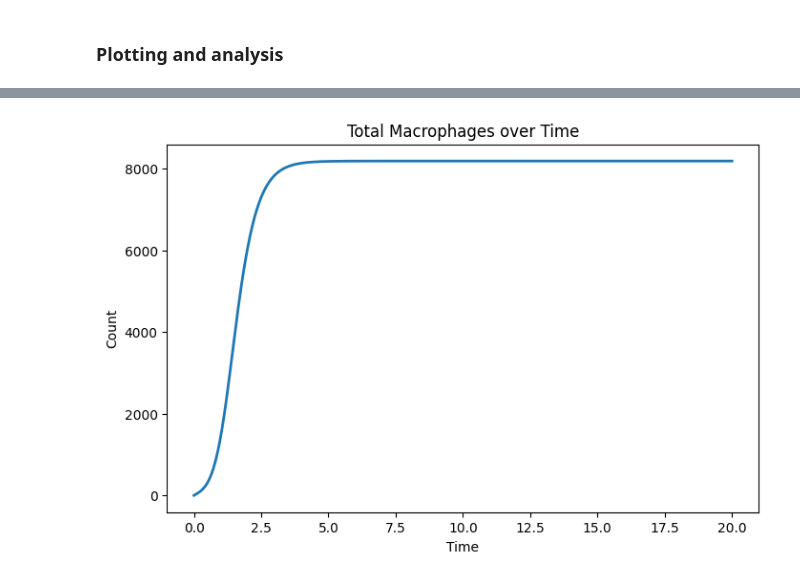
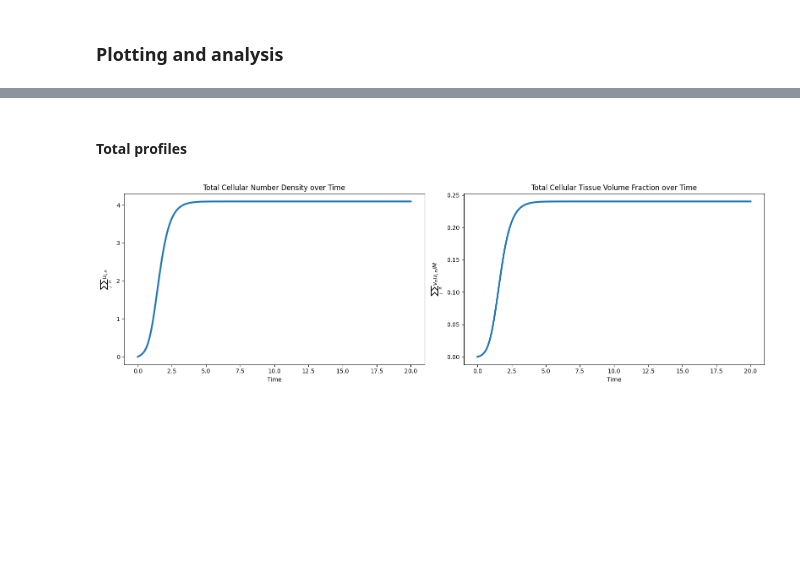
Before and after one commit to eleonoraagostinelli/VolumeFilling-Multiscale-Model, a Jupyter notebook: Discrete-SpaceStructure-Solver.ipynb, the cells around one changed output, grey strips where cells are left out. Saved outputs shown, nothing was run; the diff lists cells and outputs as text; code cells hidden in the pictures; blank space fills up the shorter version.

Commit message:
Add plots of spatial, structural and total profiles

```diff
--- a/Discrete-SpaceStructure-Solver.ipynb
+++ b/Discrete-SpaceStructure-Solver.ipynb
@@ -355,3 +355,15 @@ Solver finished successfully: True
 ---------------------------------------------
 # %% [markdown]
 ### Plotting and analysis
+# %%
+# Define time points to plot the results
+time_points = [0.5, 1.0, 1.5, 2.0, t_final]
+
+import matplotlib.cm as cm
+
+# 1. Choose a sequential colormap (e.g., 'Blues', 'Reds', 'Greens', 'Purples')
+cmap = plt.get_cmap('Blues')
+
+# 2. Generate the colors.
+# We map from 0.3 to 1.0 so the "lightest" color isn't completely white and invisible!
+colors = cmap(np.linspace(0.3, 1.0, len(time_points)))
@@ -358,11 +515,23 @@ Solver finished successfully: True
+# %% [markdown]
+#### Total profiles
 # %%
-# Plot total macrophages over time
-plt.figure(figsize=(8, 5))
-plt.plot(sol.t, results["totals"]["macrophage_number"], linewidth=2)
-plt.title("Total Macrophages over Time")
-plt.xlabel("Time")
-plt.ylabel("Count")
-plt.grid(False)
+# Plot total cell density and tissue volume fraction over time
+fig, axes = plt.subplots(1, 2, figsize=(16, 5))
+
+axes[0].plot(sol.t, results["totals"]["cell_density"], linewidth=3)
+axes[0].set_title("Total Cellular Number Density over Time")
+axes[0].set_xlabel("Time")
+axes[0].set_ylabel(r"$\sum_i\sum_n u_{i,n}$ ")
+
+axes[1].plot(sol.t, results["totals"]["tissue_volume_fraction"], linewidth=3)
+axes[1].set_title("Total Cellular Tissue Volume Fraction over Time")
+axes[1].set_xlabel("Time")
+axes[1].set_ylabel(r"$\sum_i\sum_n v_n u_{i,n}/M$ ")
+
+for ax in axes:
+    ax.grid(False)
+
+plt.tight_layout()
 plt.show()
 # %% [output]
-[figure, old version]
+[figure, new version]
```
Also changed, not shown: parts of 5 cells of this notebook, 1 other file.
